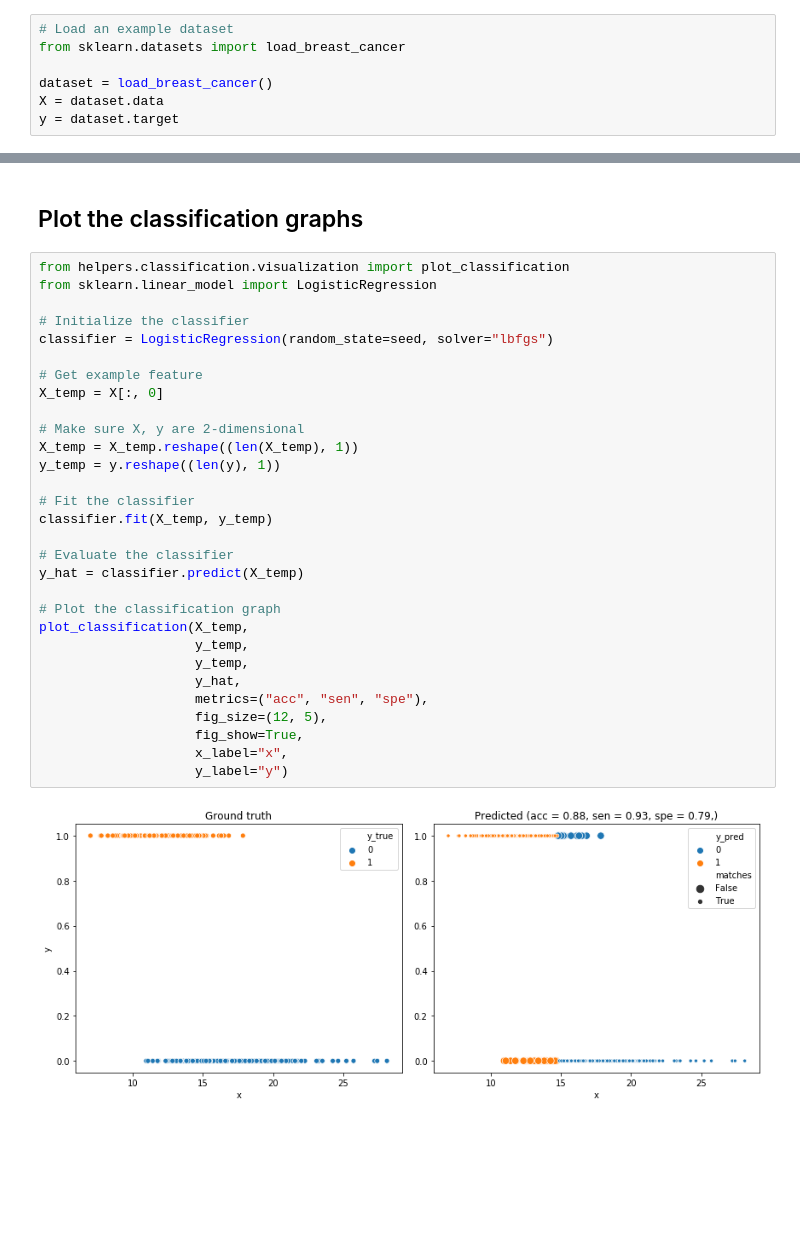
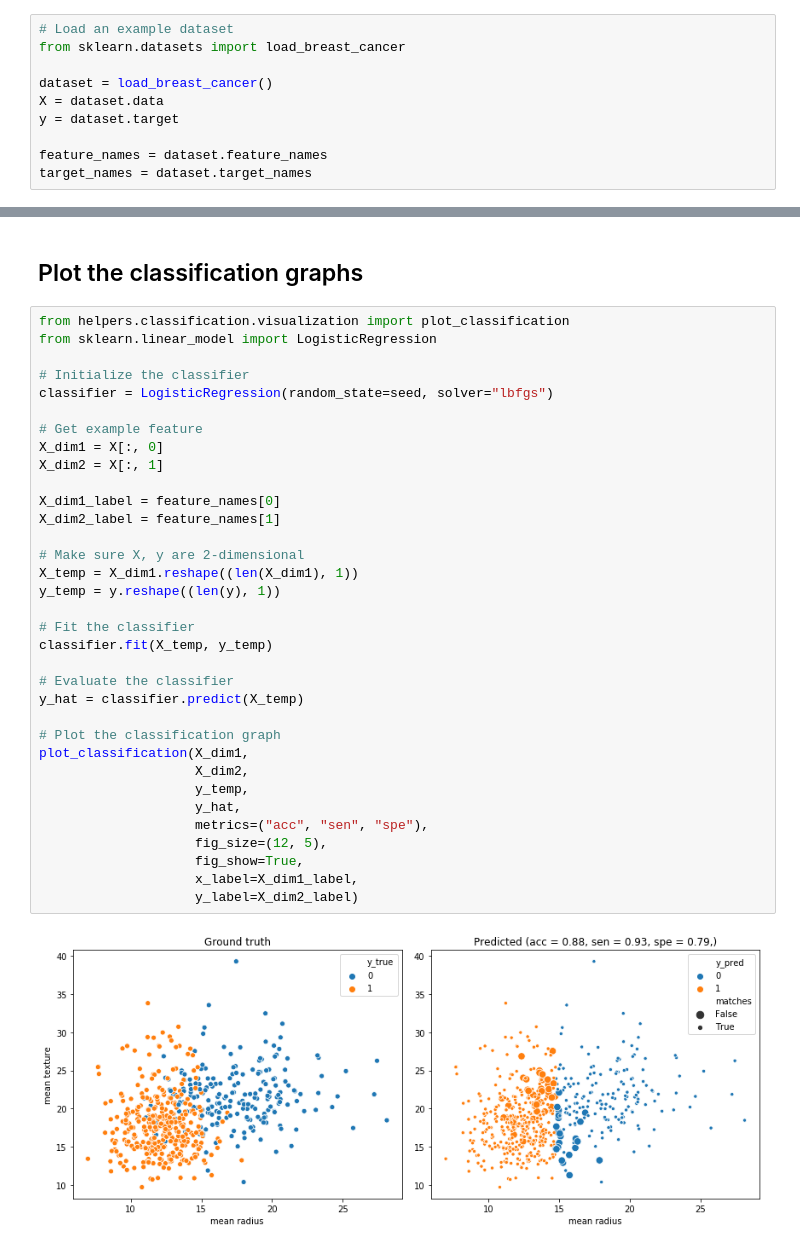
Before and after one commit to zgalaz/data-science-helpers, a Jupyter notebook: notebooks/classification_notebook.ipynb, the cells around one changed output, grey strips where cells are left out. Cells and saved outputs as stored; diff of their text form; blank space fills up the shorter version.

Commit message:
Make classification graph example nicer

```diff
--- a/notebooks/classification_notebook.ipynb
+++ b/notebooks/classification_notebook.ipynb
@@ -29,6 +29,9 @@ from sklearn.datasets import load_breast_cancer
 dataset = load_breast_cancer()
 X = dataset.data
 y = dataset.target
+
+feature_names = dataset.feature_names
+target_names = dataset.target_names
 # %% [markdown]
 ## Cross-validate an example classifier
 # %%
@@ -76,32 +79,36 @@ spe = 0.91 +- 0.07
 # %%
 from helpers.classification.visualization import plot_classification
 from sklearn.linear_model import LogisticRegression
 
 # Initialize the classifier
 classifier = LogisticRegression(random_state=seed, solver="lbfgs")
 
 # Get example feature
-X_temp = X[:, 0]
+X_dim1 = X[:, 0]
+X_dim2 = X[:, 1]
+
+X_dim1_label = feature_names[0]
+X_dim2_label = feature_names[1]
 
 # Make sure X, y are 2-dimensional
-X_temp = X_temp.reshape((len(X_temp), 1))
+X_temp = X_dim1.reshape((len(X_dim1), 1))
 y_temp = y.reshape((len(y), 1))
 
 # Fit the classifier
 classifier.fit(X_temp, y_temp)
 
 # Evaluate the classifier
 y_hat = classifier.predict(X_temp)
 
 # Plot the classification graph
-plot_classification(X_temp,
-                    y_temp,
+plot_classification(X_dim1,
+                    X_dim2,
                     y_temp,
                     y_hat,
                     metrics=("acc", "sen", "spe"),
                     fig_size=(12, 5),
                     fig_show=True,
-                    x_label="x",
-                    y_label="y")
+                    x_label=X_dim1_label,
+                    y_label=X_dim2_label)
 # %% [output]
-[figure, old version]
+[figure, new version]
```
